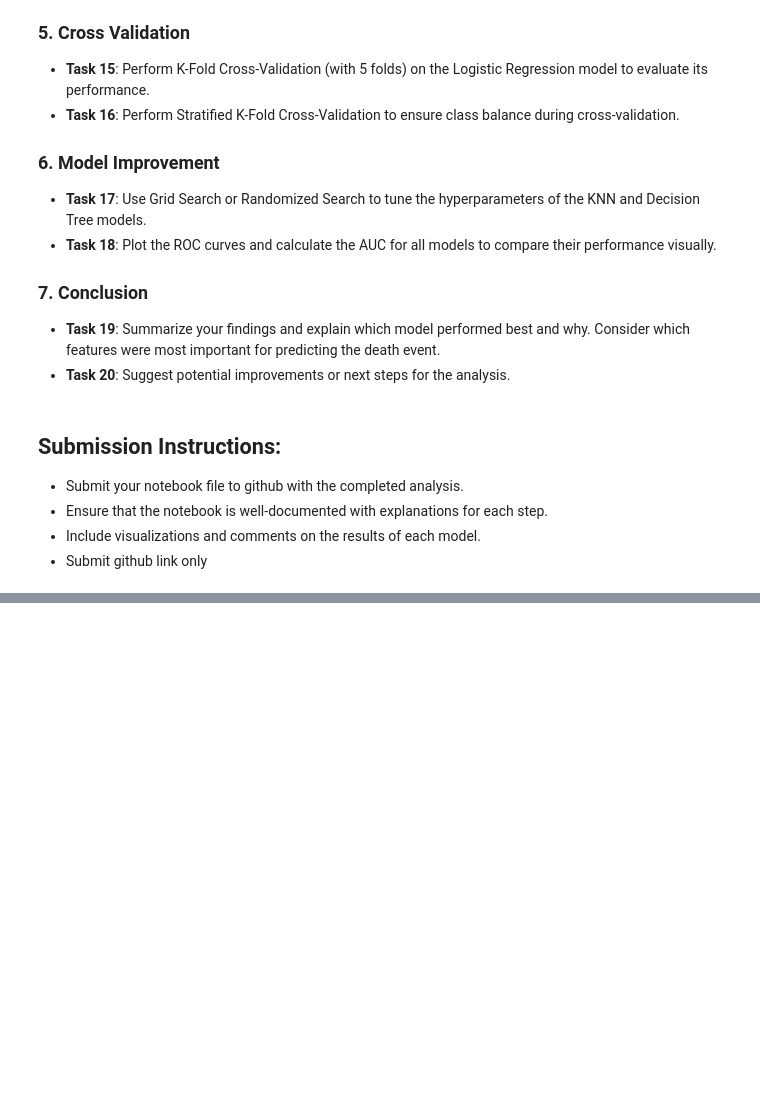
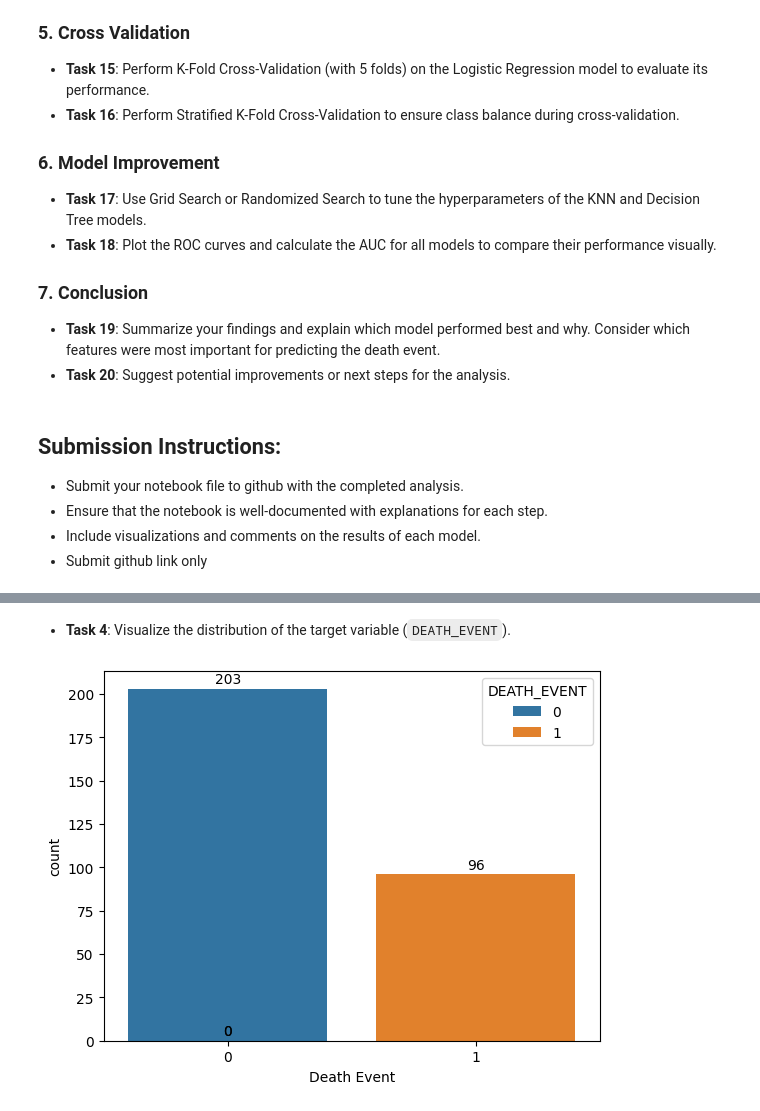
Before and after one commit to rafhan59/Heart-Failure-Prediction-Model, a Jupyter notebook: Assignment_Classification_Model_Evaluation_.ipynb, the cells around one changed output, grey strips where cells are left out. Saved outputs shown, nothing was run; the diff lists cells and outputs as text; code cells hidden in the pictures; blank space fills up the shorter version.

Commit message:
Data Exploration (EDA) Completed

```diff
--- a/Assignment_Classification_Model_Evaluation_.ipynb
+++ b/Assignment_Classification_Model_Evaluation_.ipynb
@@ -93,0 +97,3 @@ The dataset consists of 13 variables, each representing clinical features and de
+# %%
+df = pd.read_csv("heart failure.csv")
+df.head()
@@ -93,0 +142,18 @@ The dataset consists of 13 variables, each representing clinical features and de
+# %% [markdown]
+- **Task 4**: Visualize the distribution of the target variable (`DEATH_EVENT`).
+# %%
+ax = sns.countplot(data=df, x='DEATH_EVENT', hue='DEATH_EVENT')
+plt.xlabel('Death Event')
+
+for i in ax.patches:
+    height = i.get_height()
+    ax.text(
+        x=i.get_x() + i.get_width() / 2,
+        y=height+3,
+        s=f'{height:.0f}',
+        ha='center'
+    )
+
+plt.show()
+# %% [output]
+[figure, added]
```
Also changed, not shown: parts of 9 cells of this notebook, 1 other file.
